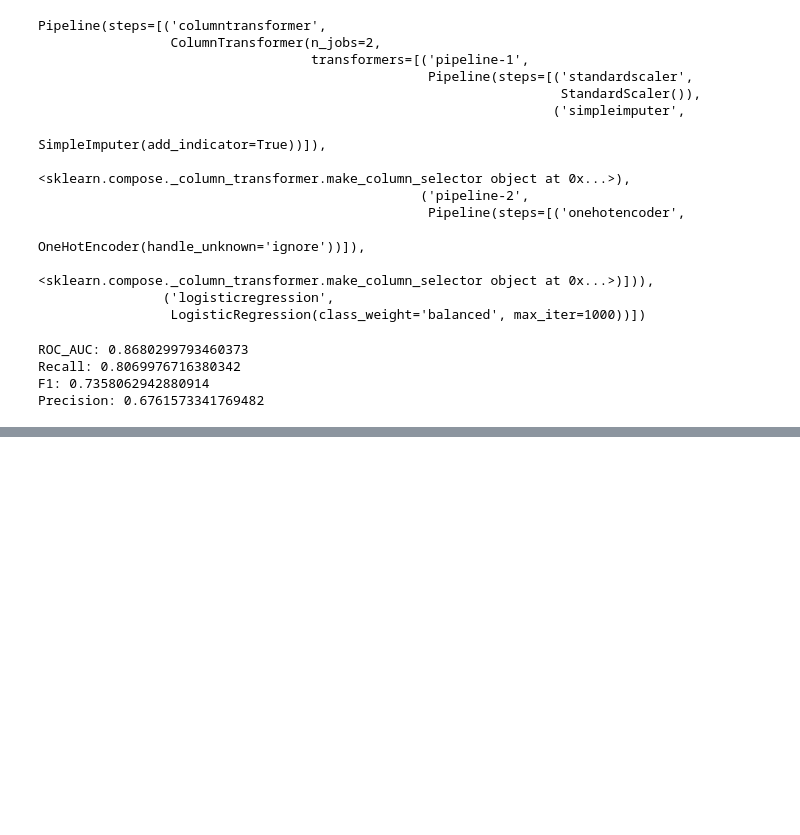
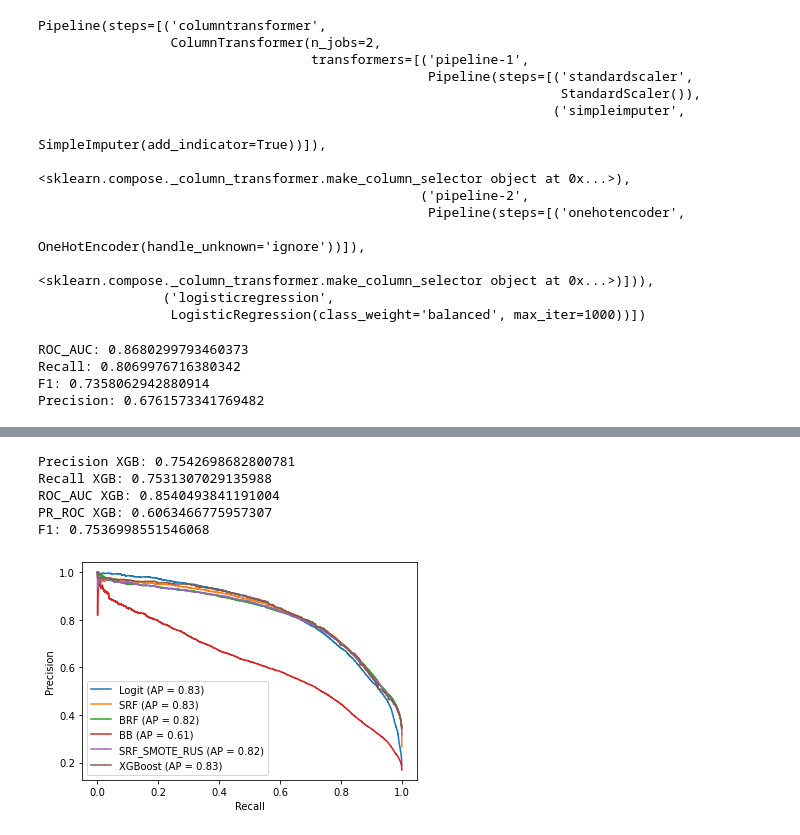
Before and after one commit to benediktstroebl/Traffic-Accident-Prediction-Berlin, a Jupyter notebook: codes/MODELS_main_predict.ipynb, the cells around one changed output, grey strips where cells are left out. Drawn from its saved outputs; the diff is of its cells as text; code cells hidden in the pictures; blank space fills up the shorter version.

```diff
--- a/codes/MODELS_main_predict.ipynb
+++ b/codes/MODELS_main_predict.ipynb
@@ -352,8 +352,7 @@ from imblearn.over_sampling import RandomOverSampler, SMOTE
 bb_clf = BalancedBaggingClassifier(base_estimator=HistGradientBoostingClassifier(random_state=42),
                                   n_estimators = 300,
                                 bootstrap = True,
-                                 sampling_strategy = 0.3,
-                                 sampler = SMOTE(),
+                                 sampler = SMOTE(sampling_strategy = 0.3),
                                  max_features = 1)
 # %%
 bb_clf.fit(X_train, y_train)
@@ -406,3 +416,17 @@ print("ROC_AUC:",metrics.roc_auc_score(y_test, y_pred_rf_s))
 print("Recall:",metrics.recall_score(y_test, y_pred_rf_s))
 print("F1:",metrics.f1_score(y_test, y_pred_rf_s))
 print("Precision:",metrics.precision_score(y_test, y_pred_rf_s))
+# %%
+#XGB Boost
+import xgboost as xgb
+
+best_param_3 = {'max_depth': 1,
+                'min_child_weight': 2,
+                'scale_pos_weight': 1,
+                'learning_rate': 0.1,
+                'n_estimators': 110,
+                'objective': 'binary:logistic'}
+
+xgb_final = xgb.XGBClassifier(**best_param_3)
+# %%
+xgb_final.fit(X_train, y_train)
@@ -409,28 +446,50 @@ print("Precision:",metrics.precision_score(y_test, y_pred_rf_s))
+# %%
+print("Precision XGB:", metrics.precision_score(y_test, y_predict_xgb))
+print("Recall XGB:", metrics.recall_score(y_test, y_predict_xgb))
+print("ROC_AUC XGB:",metrics.roc_auc_score(y_test, y_predict_xgb))
+print("PR_ROC XGB:", metrics.average_precision_score(y_test, y_predict_xgb))
+print("F1:",metrics.f1_score(y_test, y_predict_xgb))
+# %% [output]
+Precision XGB: 0.7542698682800781
+Recall XGB: 0.7531307029135988
+ROC_AUC XGB: 0.8540493841191004
+PR_ROC XGB: 0.6063466775957307
+F1: 0.7536998551546068
 # %%
 from sklearn.metrics import PrecisionRecallDisplay, RocCurveDisplay
+
+PrecisionRecallDisplay.from_estimator(
+    lr_clf, X_test, y_test, name="Logit", ax=plt.gca()
+)
+
 
 PrecisionRecallDisplay.from_estimator(
     rf_clf, X_test, y_test, name="SRF", ax=plt.gca()
 )
 
 PrecisionRecallDisplay.from_estimator(
     brf_clf, X_test, y_test, name="BRF", ax=plt.gca()
 )
 
 PrecisionRecallDisplay.from_estimator(
+    bb_clf, X_test, y_test, name="BB", ax=plt.gca()
+)
+
+PrecisionRecallDisplay.from_estimator(
     rf_sampling_clf, X_test, y_test, name="SRF_SMOTE_RUS", ax=plt.gca()
 )
 
-PrecisionRecallDisplay.from_estimator(
-    bb_clf, X_test, y_test, name="SRF_SMOTE_RUS", ax=plt.gca()
-)
+#PrecisionRecallDisplay.from_estimator(
+ #   svc_clf, X_test, y_test, name="SVC_SMOTE_RUS", ax=plt.gca()
+#)
 
 PrecisionRecallDisplay.from_estimator(
-    svc_clf, X_test, y_test, name="SVC_SMOTE_RUS", ax=plt.gca()
+    xgb_final, X_test, y_test, name="XGBoost", ax=plt.gca()
 )
-
 
 plt.xlabel("Recall")
 plt.ylabel("Precision")
 plt.savefig("prec_rec_curve.png", bbox_inches='tight')
+# %% [output]
+[figure, added]
 # %%
```
Also changed, not shown: parts of 9 cells of this notebook.
